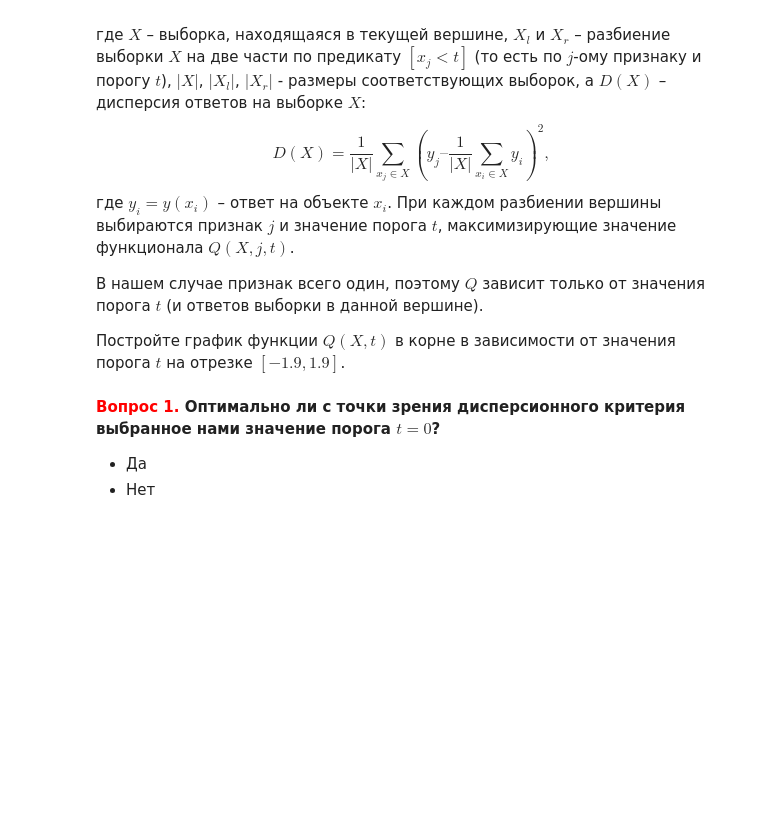
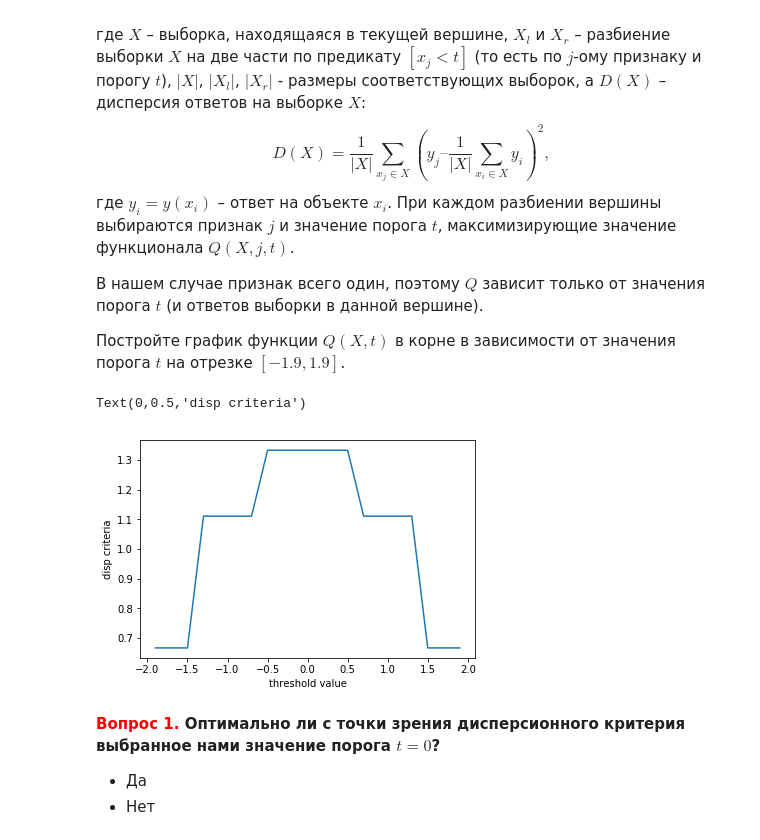
Before and after one commit to Abiks/mlcourse_open, a Jupyter notebook: jupyter_russian/homeworks/hw3_session3_decision_trees.ipynb, the cells around one changed output. Drawn from its saved outputs; the diff is of its cells as text; code cells hidden in the pictures; blank space fills up the shorter version.

```diff
--- a/jupyter_russian/homeworks/hw3_session3_decision_trees.ipynb
+++ b/jupyter_russian/homeworks/hw3_session3_decision_trees.ipynb
@@ -62,3 +77,18 @@ def regression_var_criterion(X, y, t):
+# %%
+def regression_var_criterion(X, y, t):
+    Xl, yl = X[X<t], y[X<t]
+    Xr, yr = X[X>=t], y[X>=t]
+
+    return X.var() - (Xl.size/X.size)*Xl.var() - (Xr.size/X.size)*Xr.var()
+# %%
+xt = np.linspace(-1.9,1.9,20)
+yt = np.array([regression_var_criterion(X,y,t) for t in xt])
+plt.plot(xt,yt)
+plt.xlabel('threshold value')
+plt.ylabel('disp criteria')
+# %% [output]
+Text(0,0.5,'disp criteria')
+[figure, added]
 # %% [markdown]
 **<font color='red'>Вопрос 1.</font> Оптимально ли с точки зрения дисперсионного критерия выбранное нами значение порога $t = 0$?**
 - Да
```
Also changed, not shown: parts of 39 cells of this notebook, 2 other files.
